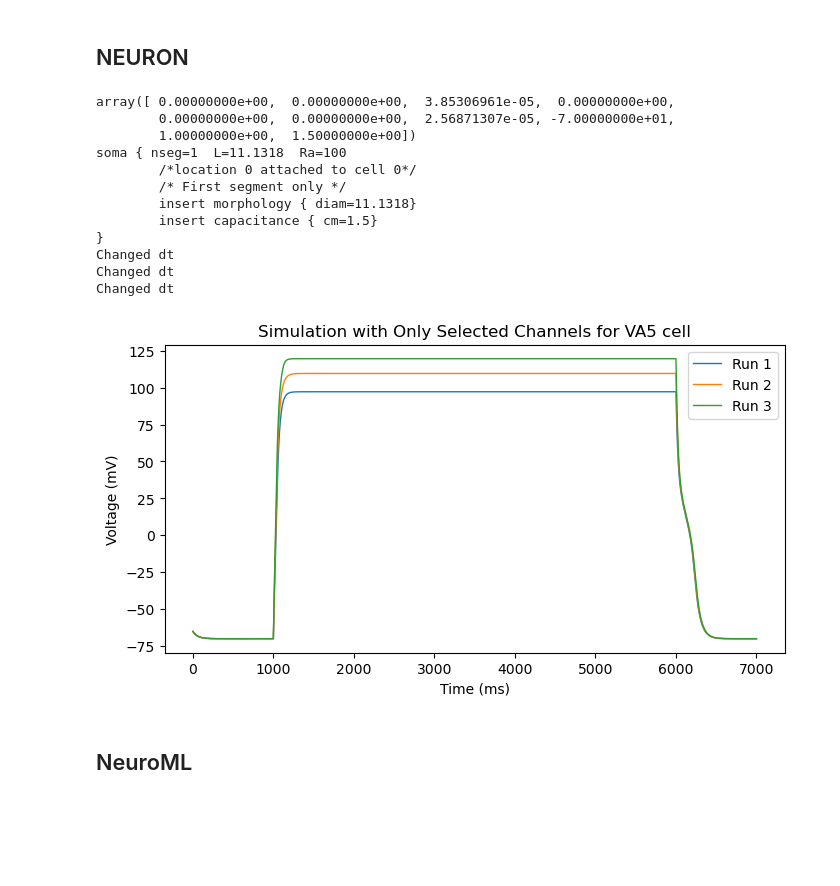
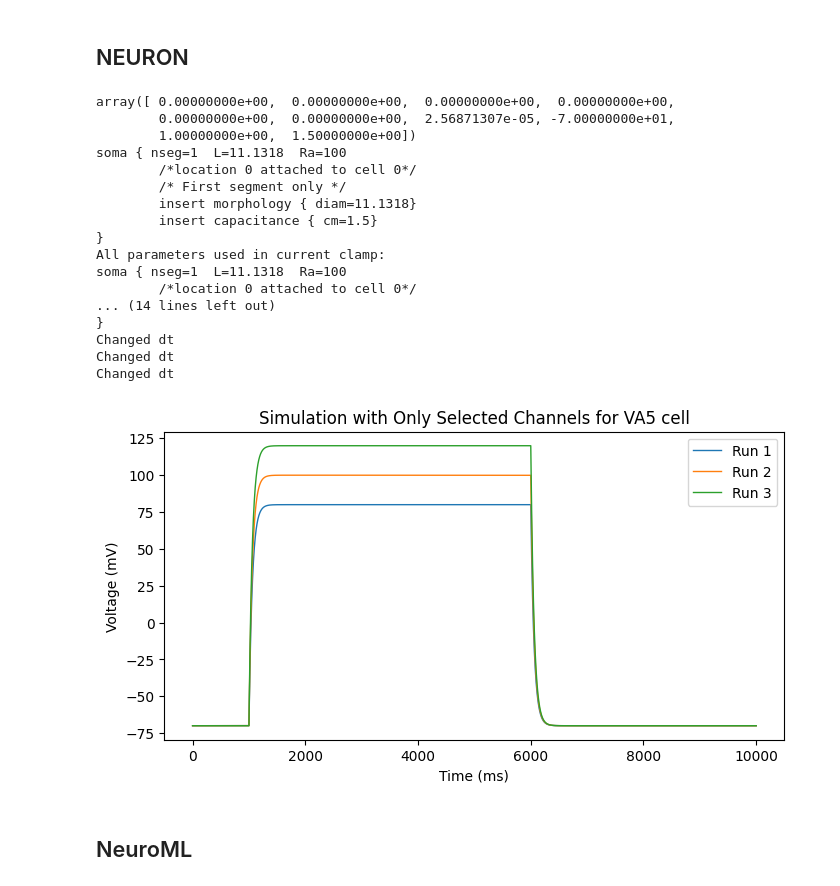
Before and after one commit to openworm/NicolettiEtAl2024_MN_IN, a Jupyter notebook: NeuroML/VA5_comparison.ipynb, the cells around one changed output. Saved outputs shown, nothing was run; the diff lists cells and outputs as text; code cells hidden in the pictures; blank space fills up the shorter version.

```diff
--- a/NeuroML/VA5_comparison.ipynb
+++ b/NeuroML/VA5_comparison.ipynb
@@ -17,6 +17,8 @@ g0=[3,3,0.15,1,0.1,0.01,0.1,-70,1,1.5]
 g0=[0,0,0,0, 0.1 ,0,0.1,-70,1,1.5]
 # leak + egl19
 g0=[0,0,0.15,0, 0 ,0,0.1,-70,1,1.5]
+# leak
+g0=[0,0,0,0, 0 ,0,0.1,-70,1,1.5]
 
 
 
@@ -30,41 +32,46 @@ pprint.pprint(gVA5_scaled)
 
 
 
-v, time1 = VA5_simulation_iclamp(gVA5_scaled, s1=0.015, s2=0.019, ns=3)
+v, time1 = VA5_simulation_iclamp(gVA5_scaled, s1=0.015, s2=0.019, ns=3, delay=4900+1000, duration=5000, simdur = 4900+10000)
 #s2 = 0.035
 # best_cc=AIY_simulation_iclamp(gbest,-0.015,0.035,11)
 # best_voltage=best_cc[0]
 # best_time2=best_cc[1]
 # best_VIss=best_cc[3]
 # best_VIpeaks=best_cc[2]
 
 
 # #Matplotlib
 
 import matplotlib.pyplot as plt
 
 plt.figure(figsize=(8, 4))
 for i in range(len(v)):
     plt.plot(time1[i], v[i], label=f'Run {i + 1}', linewidth=1)
 plt.title('Simulation with Only Selected Channels for VA5 cell')
 plt.xlabel('Time (ms)')
 plt.ylabel('Voltage (mV)')
 plt.legend()
 plt.show()
 # %% [output]
-array([ 0.00000000e+00,  0.00000000e+00,  3.85306961e-05,  0.00000000e+00,
+array([ 0.00000000e+00,  0.00000000e+00,  0.00000000e+00,  0.00000000e+00,
         0.00000000e+00,  0.00000000e+00,  2.56871307e-05, -7.00000000e+01,
         1.00000000e+00,  1.50000000e+00])
 soma { nseg=1  L=11.1318  Ra=100
         /*location 0 attached to cell 0*/
         /* First segment only */
         insert morphology { diam=11.1318}
         insert capacitance { cm=1.5}
 }
+All parameters used in current clamp:
+soma { nseg=1  L=11.1318  Ra=100
+        /*location 0 attached to cell 0*/
+... (14 lines left out)
+}
 Changed dt
 Changed dt
 Changed dt
-[figure, old version]
+[figure, new version]
 # %%
 #Plotly
 # # Plotting
```
Also changed, not shown: parts of 2 cells of this notebook, 9 other files.
